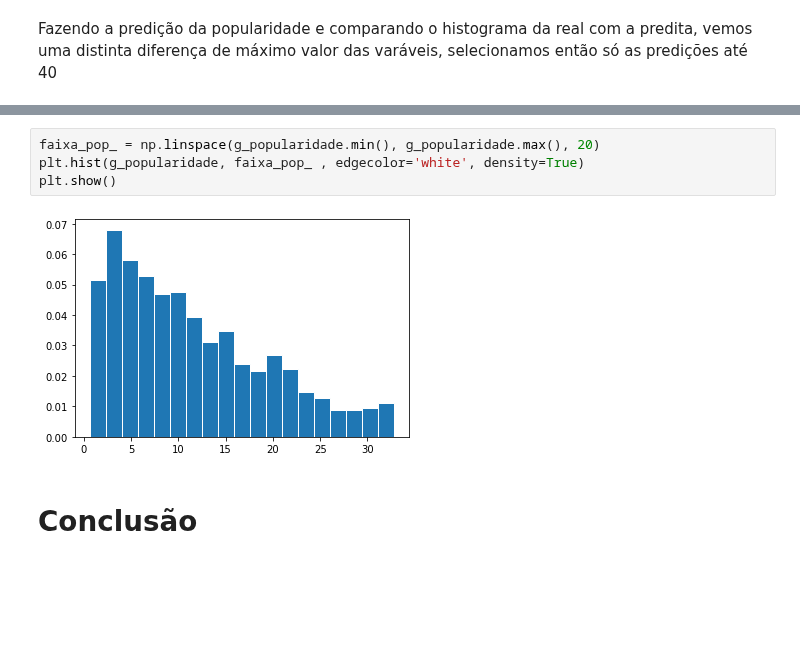
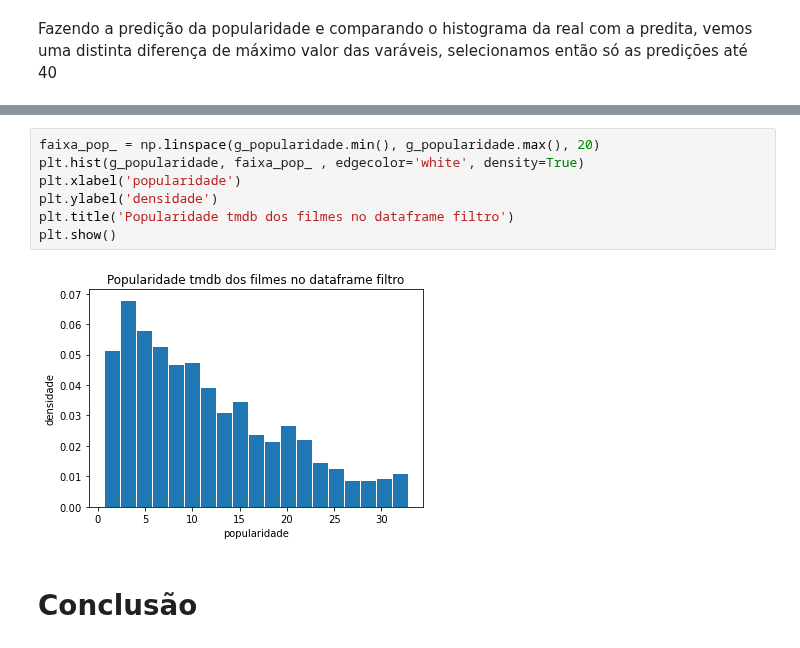
Before and after one commit to insper-classroom/22-2c-cd-p2-grupo_mace_girls, a Jupyter notebook: dados/relatorio.ipynb, the cells around one changed output, grey strips where cells are left out. Drawn from its saved outputs; the diff is of its cells as text; blank space fills up the shorter version.

```diff
--- a/dados/relatorio.ipynb
+++ b/dados/relatorio.ipynb
@@ -516,9 +511,12 @@ plt.show()
 # %%
 faixa_pop_ = np.linspace(g_popularidade.min(), g_popularidade.max(), 20)
 plt.hist(g_popularidade, faixa_pop_ , edgecolor='white', density=True)
+plt.xlabel('popularidade')
+plt.ylabel('densidade')
+plt.title('Popularidade tmdb dos filmes no dataframe filtro')
 plt.show()
 # %% [output]
-[figure, old version]
+[figure, new version]
 # %% [markdown]
 # Conclusão
 # %% [markdown]
```
Also changed, not shown: parts of 8 cells of this notebook.
